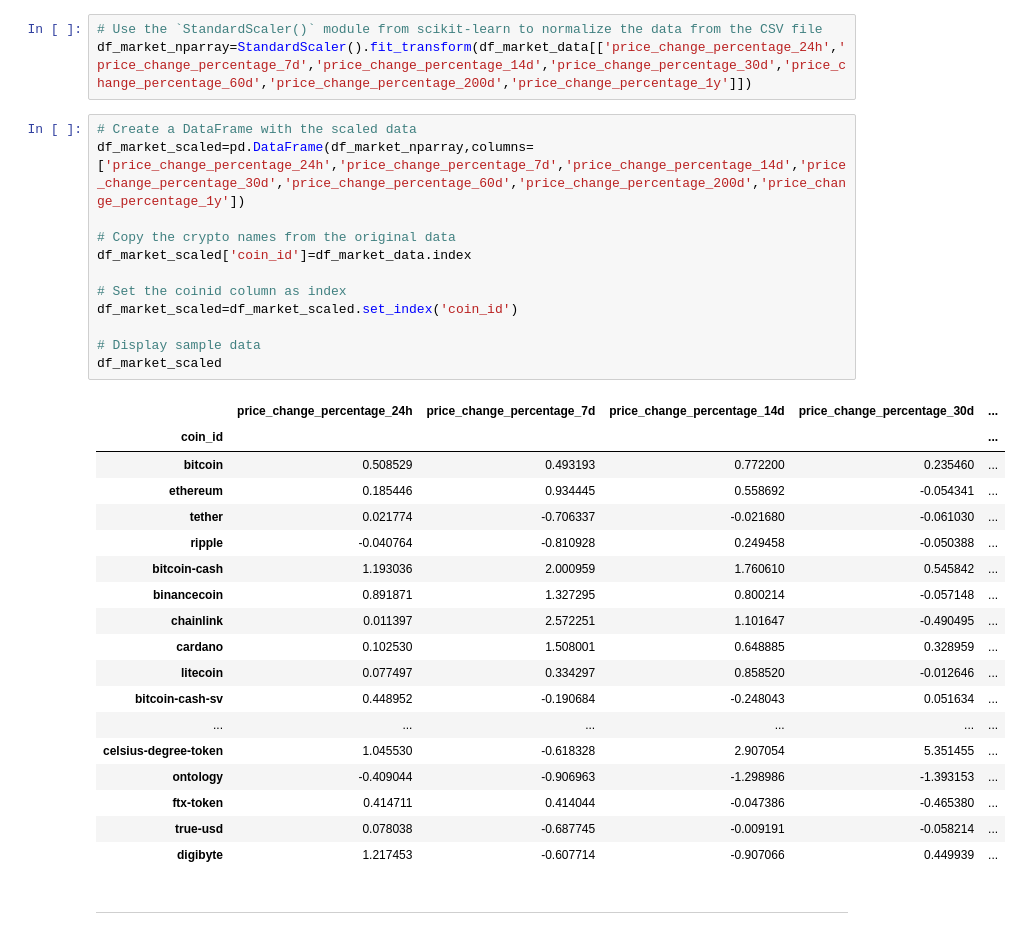
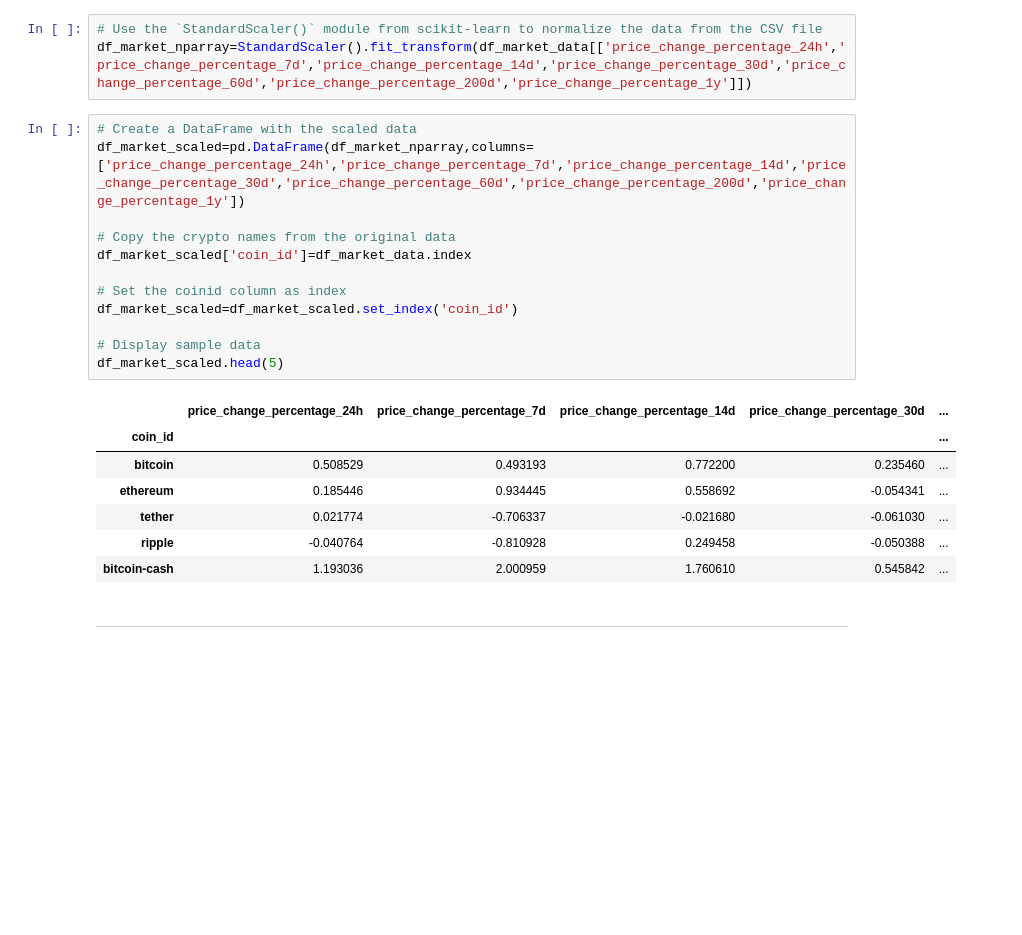
Before and after one commit to Felo2023/CryptoClustering, a Jupyter notebook: Starter_Code/Starter_Code/Crypto_Clustering.ipynb, the cells around one changed output. Drawn from its saved outputs; the diff is of its cells as text; blank space fills up the shorter version.

```diff
--- a/Starter_Code/Starter_Code/Crypto_Clustering.ipynb
+++ b/Starter_Code/Starter_Code/Crypto_Clustering.ipynb
@@ -61,34 +58,23 @@ df_market_nparray=StandardScaler().fit_transform(df_market_data[['price_change_p
 # %%
 # Create a DataFrame with the scaled data
 df_market_scaled=pd.DataFrame(df_market_nparray,columns=['price_change_percentage_24h','price_change_percentage_7d','price_change_percentage_14d','price_change_percentage_30d','price_change_percentage_60d','price_change_percentage_200d','price_change_percentage_1y'])
 
 # Copy the crypto names from the original data
 df_market_scaled['coin_id']=df_market_data.index
 
 # Set the coinid column as index
 df_market_scaled=df_market_scaled.set_index('coin_id')
 
 # Display sample data
-df_market_scaled
+df_market_scaled.head(5)
 # %% [output]
 |  | price_change_percentage_24h | price_change_percentage_7d | price_change_percentage_14d | price_change_percentage_30d | ... |
 | coin_id |  |  |  |  | ... |
 | bitcoin | 0.508529 | 0.493193 | 0.772200 | 0.235460 | ... |
 | ethereum | 0.185446 | 0.934445 | 0.558692 | -0.054341 | ... |
 | tether | 0.021774 | -0.706337 | -0.021680 | -0.061030 | ... |
 | ripple | -0.040764 | -0.810928 | 0.249458 | -0.050388 | ... |
 | bitcoin-cash | 1.193036 | 2.000959 | 1.760610 | 0.545842 | ... |
-| binancecoin | 0.891871 | 1.327295 | 0.800214 | -0.057148 | ... |
-| chainlink | 0.011397 | 2.572251 | 1.101647 | -0.490495 | ... |
-| cardano | 0.102530 | 1.508001 | 0.648885 | 0.328959 | ... |
-| litecoin | 0.077497 | 0.334297 | 0.858520 | -0.012646 | ... |
-| bitcoin-cash-sv | 0.448952 | -0.190684 | -0.248043 | 0.051634 | ... |
-| ... | ... | ... | ... | ... | ... |
-| celsius-degree-token | 1.045530 | -0.618328 | 2.907054 | 5.351455 | ... |
-| ontology | -0.409044 | -0.906963 | -1.298986 | -1.393153 | ... |
-| ftx-token | 0.414711 | 0.414044 | -0.047386 | -0.465380 | ... |
-| true-usd | 0.078038 | -0.687745 | -0.009191 | -0.058214 | ... |
-| digibyte | 1.217453 | -0.607714 | -0.907066 | 0.449939 | ... |
 # %% [markdown]
 ---
 # %% [markdown]
```
Also changed, not shown: parts of 22 cells of this notebook.
